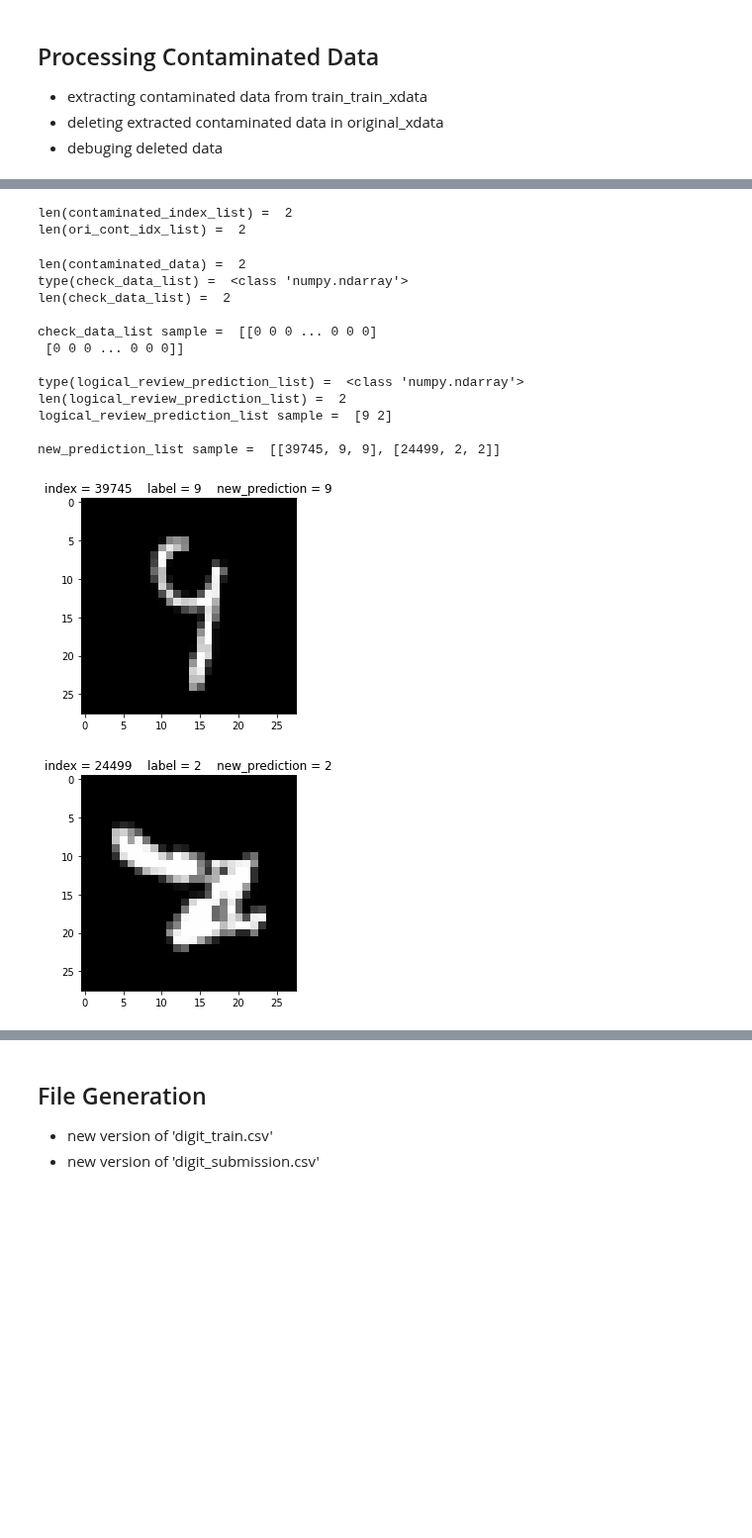
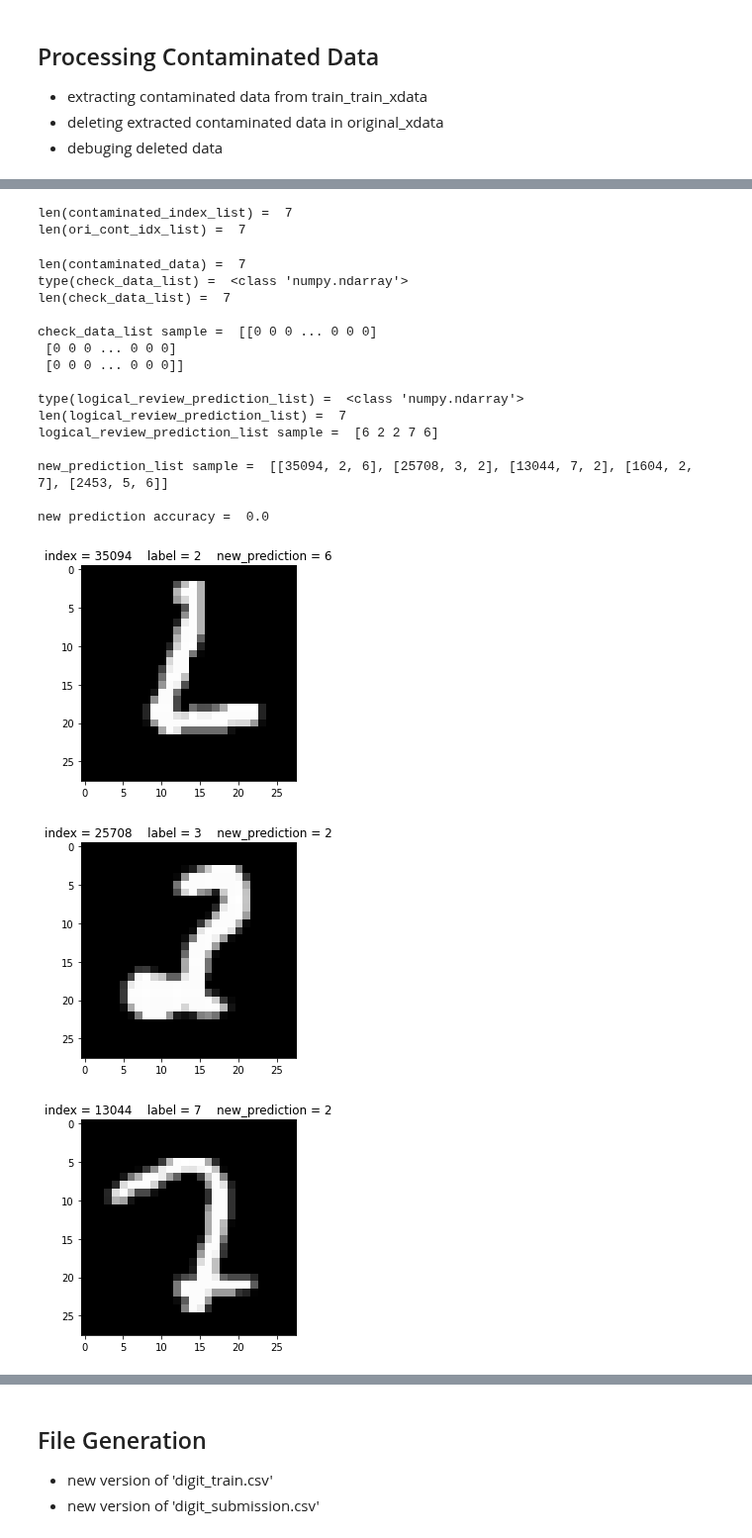
Before and after one commit to leeyeoreum02/my_own_program, a Jupyter notebook: AI program/digit_recognizer(tf_2.x).ipynb, the cells around one changed output, grey strips where cells are left out. Shown at 99% size. Saved outputs shown, nothing was run; the diff lists cells and outputs as text; code cells hidden in the pictures; blank space fills up the shorter version.

Commit message:
10/15 update checking error data code(shell 8-6)

```diff
--- a/AI program/digit_recognizer(tf_2.x).ipynb
+++ b/AI program/digit_recognizer(tf_2.x).ipynb
@@ -43,13 +43,15 @@ Mounted at /content/gdrive/
 # %%
 working_dir = 'digit_recognizer_data'
 
-colab_default_dir = '/content/gdrive/My Drive/Colab Notebooks/my_own_program/AI program/data'
+colab_default_dir = '/content/gdrive/My Drive/Colab Notebooks/my_own_program/AI program'
+data_dir = '/content/gdrive/My Drive/Colab Notebooks/my_own_program/AI program/data'
 
 original_dir = os.getcwd()
 
 try:
 
     os.chdir(colab_default_dir)
+    os.chdir(data_dir)
 
     if not os.path.exists(working_dir):
         os.mkdir(working_dir)
@@ -72,8 +74,8 @@ current_dir =  /content/gdrive/My Drive/Colab Notebooks/my_own_program/AI progra
 # %%
 try:
 
-    original_train_df = pd.read_csv('digit_train.csv')
-    #original_train_df = pd.read_csv('digit_train_v2.csv')
+    #original_train_df = pd.read_csv('digit_train.csv')
+    original_train_df = pd.read_csv('digit_train_v2.csv')
     original_test_df = pd.read_csv('digit_test.csv')
 
     print('type(original_train_df) = ', type(original_train_df))
@@ -515,3 +512,8 @@ contaminated_index_list = [
+# %%
+
+contaminated_index_list = [
+                            30575, 31090, 31840, 32234, 32389, 33289, 33488
+                          ]
 # %%
 original_xdata_list = data_normalization(np.array(original_train_df)[ :  , 1: ])
 
@@ -530,8 +532,8 @@ for cont_data in contaminated_data_list:
 print('len(contaminated_index_list) = ', len(contaminated_index_list))
 print('len(ori_cont_idx_list) = ', len(ori_cont_idx_list))
 # %% [output]
-len(contaminated_index_list) =  2
-len(ori_cont_idx_list) =  2
+len(contaminated_index_list) =  7
+len(ori_cont_idx_list) =  7
 # %%
 # checking for labeled contaminated data in original data
 
@@ -558,37 +560,54 @@ print("type(logical_review_prediction_list) = ", type(logical_review_prediction_
 print("len(logical_review_prediction_list) = ", len(logical_review_prediction_list))
 print("logical_review_prediction_list sample = ", logical_review_prediction_list[:5])
 print()
 
 new_prediction_list = [[ori_cont_idx_list[idx], check_data_label_list[idx], val] for idx, val in enumerate(logical_review_prediction_list)]
 
 print("new_prediction_list sample = ", new_prediction_list[:5])
 print()
 
+new_correct_list = []
+
+for new_prediction_data in new_prediction_list:
+
+    if new_prediction_data[1] == new_prediction_data[2]:
+
+        new_correct_list.append(new_prediction_data)
+
+new_prediction_accuracy = len(new_correct_list) / len(new_prediction_list)
+
+print("new prediction accuracy = ", new_prediction_accuracy)
+print()
+
 for cont_data_index in range(len(new_prediction_list)):
 
     original_data_index = new_prediction_list[cont_data_index][0]
     original_data_label = new_prediction_list[cont_data_index][1]
     original_data_new_prediction = new_prediction_list[cont_data_index][2]
 
     img = original_xdata[original_data_index].reshape(28, 28)
 
     title = 'index = ' + str(original_data_index) + '    ' + 'label = ' + str(original_data_label) + '    ' + 'new_prediction = ' + str(original_data_new_prediction)
 
     plt.title(title)
     plt.imshow(img, cmap='gray')
     plt.show()
 # %% [output]
-len(contaminated_data) =  2
+len(contaminated_data) =  7
 type(check_data_list) =  <class 'numpy.ndarray'>
-len(check_data_list) =  2
+len(check_data_list) =  7
 
 check_data_list sample =  [[0 0 0 ... 0 0 0]
+ [0 0 0 ... 0 0 0]
  [0 0 0 ... 0 0 0]]
 
 type(logical_review_prediction_list) =  <class 'numpy.ndarray'>
-len(logical_review_prediction_list) =  2
-logical_review_prediction_list sample =  [9 2]
+len(logical_review_prediction_list) =  7
+logical_review_prediction_list sample =  [6 2 2 7 6]
 
-new_prediction_list sample =  [[39745, 9, 9], [24499, 2, 2]]
+new_prediction_list sample =  [[35094, 2, 6], [25708, 3, 2], [13044, 7, 2], [1604, 2, 7], [2453, 5, 6]]
+
+new prediction accuracy =  0.0
-[figure, old version]
+[figure, new version]
-[figure, old version]
+[figure, new version]
+[figure, added]
```
Also changed, not shown: parts of 18 cells of this notebook, 2 other files.
